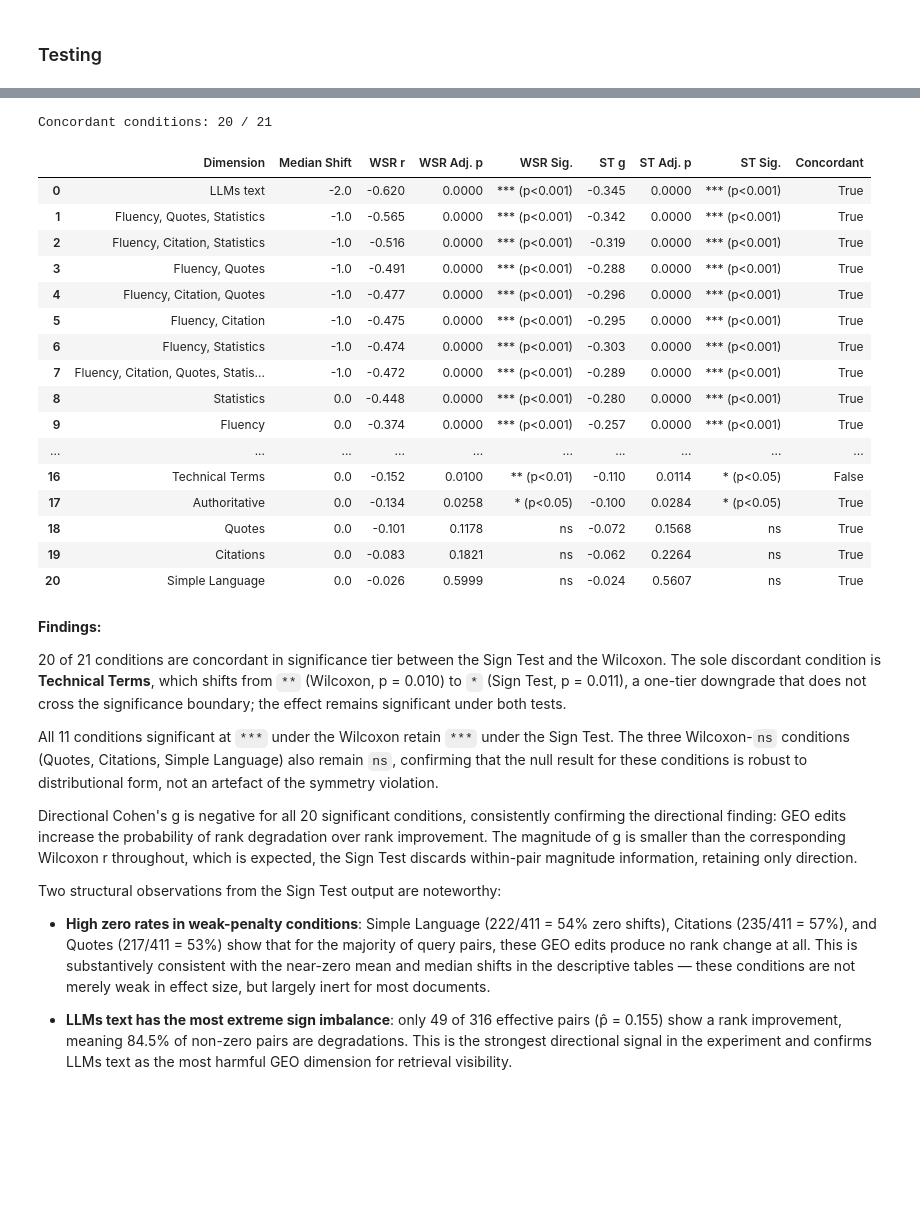
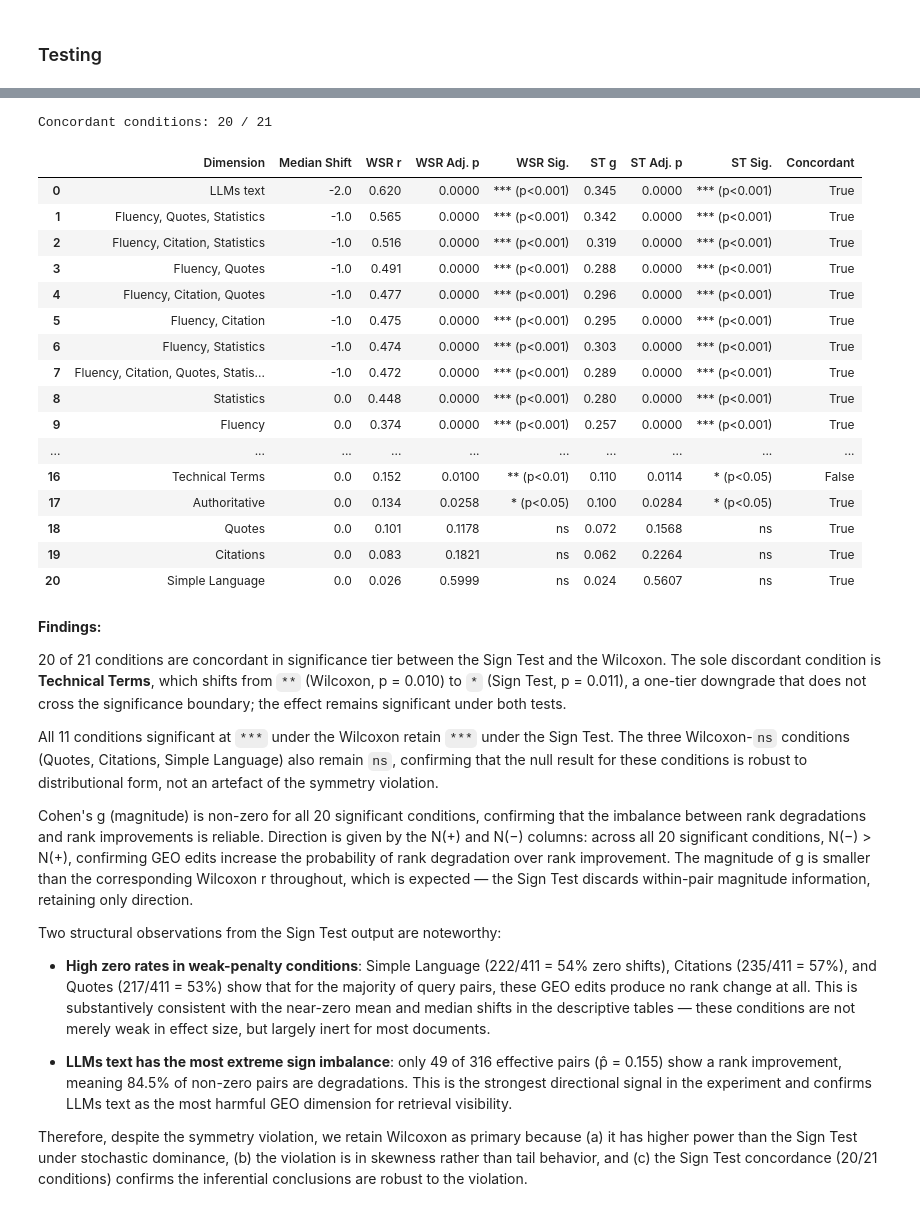
Before and after one commit to leonard-rampf/geo-experiment, a Jupyter notebook: notebook/3_retrieval_stage/5_retrieval_analysis.ipynb, the cells around one changed output, grey strips where cells are left out. Saved outputs shown, nothing was run; the diff lists cells and outputs as text; code cells hidden in the pictures; blank space fills up the shorter version.

```diff
--- a/notebook/3_retrieval_stage/5_retrieval_analysis.ipynb
+++ b/notebook/3_retrieval_stage/5_retrieval_analysis.ipynb
@@ -760,8 +760,8 @@ def run_wilcoxon_tests(df):
             )
             z_stat = (mu - w_plus) / sigma
 
-            # 4. Effect size r = Z / sqrt(N); sign emerges naturally from Z
-            directional_effect = z_stat / np.sqrt(valid_n)
+            # 4. Effect size r = |Z| / sqrt(N); standard r
+            effect = np.abs(z_stat) / np.sqrt(valid_n)
 
             results.append({
                 'Dimension': dimension,
@@ -769,7 +769,7 @@ def run_wilcoxon_tests(df):
                 'Median Shift': group['rank_shift'].median(),
                 'W-Stat': stat,
                 'p-value': p_val,
-                'Effect Size (r)': directional_effect
+                'Effect Size (r)': effect
             })
 
         except ValueError:
@@ -796,8 +796,7 @@ def run_wilcoxon_tests(df):
     res_df['Sig.'] = res_df['Adj. p-value'].apply(assign_sig)
 
     # Sort by the new Adjusted p-value first, then Effect Size
-    res_df['abs_effect'] = res_df['Effect Size (r)'].abs()
-    res_df = res_df.sort_values(by=['Adj. p-value', 'abs_effect'], ascending=[True, False]).drop(columns=['abs_effect'])
+    res_df = res_df.sort_values(by=['Adj. p-value', 'Effect Size (r)'], ascending=[True, False])
 
     # Format floating points
     formatted_res = res_df.round({'Median Shift': 1, 'W-Stat': 1, 'p-value': 4, 'Adj. p-value': 4, 'Effect Size (r)': 3})
@@ -860,7 +859,7 @@ def bootstrap_effect_size(group, n_iterations=10000):
         )
 
         z_stat = (mu - w_plus) / sigma
-        effect = z_stat / np.sqrt(n)          # sign falls out of Z naturally
+        effect = np.abs(z_stat) / np.sqrt(n)
         boot_effects.append(effect)
 
     lower_ci = np.percentile(boot_effects, 2.5)
@@ -885,8 +884,7 @@ for dimension, group in strict_paired_df.groupby('dimension'):
 ci_df = pd.DataFrame(ci_results)
 
 # Sort by absolute magnitude so your biggest penalties stay at the top
-ci_df['abs_lower'] = ci_df['Lower CI'].abs()
-ci_df = ci_df.sort_values(by='abs_lower', ascending=False).drop(columns=['abs_lower', 'Lower CI', 'Upper CI'])
+ci_df = ci_df.sort_values(by='Lower CI', ascending=False).drop(columns=['Lower CI', 'Upper CI'])
 
 print("\nBootstrapping Complete. Here are the 95% Confidence Intervals:")
 display(ci_df)
@@ -1042,14 +1043,14 @@ def run_sign_tests(df):
                 'Dimension': dimension, 'N (Total)': n_total,
                 'N (Effective)': 0, 'N (Zeros)': n_zero,
                 'N (+)': 0, 'N (-)': 0,
-                'p̂': np.nan, "Dir. Cohen's g": np.nan, 'p-value': np.nan
+                'p̂': np.nan, "Cohen's g": np.nan, 'p-value': np.nan
             })
             continue
 
         p_val  = binomtest(n_pos, n_eff, 0.5, alternative='two-sided').pvalue
         p_hat  = n_pos / n_eff
-        # Directional Cohen's g: negative = more degradations than improvements
-        effect = round(p_hat - 0.5, 3)
+        # Cohen's g = |p̂ − 0.5| (non-directional, magnitude only)
+        effect = round(abs(p_hat - 0.5), 3)
 
         results.append({
             'Dimension':     dimension,
@@ -1059,7 +1060,7 @@ def run_sign_tests(df):
             'N (+)':         n_pos,
             'N (-)':         n_neg,
             'p̂':            round(p_hat, 3),
-            "Dir. Cohen's g":     effect,
+            "Cohen's g":     effect,
             'p-value':       p_val
         })
 
@@ -1077,8 +1078,7 @@ def run_sign_tests(df):
         return 'ns'
 
     res_df['Sig.'] = res_df['Adj. p-value'].apply(sig)
-    res_df['_abs'] = res_df["Dir. Cohen's g"].abs()
-    res_df = res_df.sort_values(['Adj. p-value', '_abs'], ascending=[True, False]).drop(columns='_abs').reset_index(drop=True)
+    res_df = res_df.sort_values(['Adj. p-value', "Cohen's g"], ascending=[True, False]).reset_index(drop=True)
     return res_df
 
 sign_test_table = run_sign_tests(strict_paired_df)
@@ -1104,41 +1104,40 @@ display(sign_test_table.round({'p-value': 4, 'Adj. p-value': 4}))
 # %%
 # Side-by-side comparison of Sign Test vs Wilcoxon
 comp = pd.merge(
     wilcoxon_table[['Dimension', 'Median Shift', 'Effect Size (r)', 'Adj. p-value', 'Sig.']].rename(
         columns={'Effect Size (r)': 'WSR r', 'Adj. p-value': 'WSR Adj. p', 'Sig.': 'WSR Sig.'}
     ),
-    sign_test_table[['Dimension', "Dir. Cohen's g", 'Adj. p-value', 'Sig.']].rename(
-        columns={"Dir. Cohen's g": 'ST g', 'Adj. p-value': 'ST Adj. p', 'Sig.': 'ST Sig.'}
+    sign_test_table[['Dimension', "Cohen's g", 'Adj. p-value', 'Sig.']].rename(
+        columns={"Cohen's g": 'ST g', 'Adj. p-value': 'ST Adj. p', 'Sig.': 'ST Sig.'}
     ),
     on='Dimension', how='inner'
 )
 comp['Concordant'] = comp['WSR Sig.'] == comp['ST Sig.']
 
-# Sort by Wilcoxon effect magnitude (strongest penalties first) to keep familiar ordering
-comp['_abs'] = comp['WSR r'].abs()
-comp = comp.sort_values('_abs', ascending=False).drop(columns='_abs').reset_index(drop=True)
+# Sort by Wilcoxon r (strongest penalties first; r is non-directional)
+comp = comp.sort_values('WSR r', ascending=False).reset_index(drop=True)
 
 print(f"Concordant conditions: {comp['Concordant'].sum()} / {len(comp)}")
 display(comp.round({'WSR r': 3, 'ST g': 3, 'WSR Adj. p': 4, 'ST Adj. p': 4}))
 # %% [output]
 Concordant conditions: 20 / 21
 |  | Dimension | Median Shift | WSR r | WSR Adj. p | WSR Sig. | ST g | ST Adj. p | ST Sig. | Concordant |
-| 0 | LLMs text | -2.0 | -0.620 | 0.0000 | *** (p<0.001) | -0.345 | 0.0000 | *** (p<0.001) | True |
-| 1 | Fluency, Quotes, Statistics | -1.0 | -0.565 | 0.0000 | *** (p<0.001) | -0.342 | 0.0000 | *** (p<0.001) | True |
-| 2 | Fluency, Citation, Statistics | -1.0 | -0.516 | 0.0000 | *** (p<0.001) | -0.319 | 0.0000 | *** (p<0.001) | True |
-| 3 | Fluency, Quotes | -1.0 | -0.491 | 0.0000 | *** (p<0.001) | -0.288 | 0.0000 | *** (p<0.001) | True |
-| 4 | Fluency, Citation, Quotes | -1.0 | -0.477 | 0.0000 | *** (p<0.001) | -0.296 | 0.0000 | *** (p<0.001) | True |
-| 5 | Fluency, Citation | -1.0 | -0.475 | 0.0000 | *** (p<0.001) | -0.295 | 0.0000 | *** (p<0.001) | True |
-| 6 | Fluency, Statistics | -1.0 | -0.474 | 0.0000 | *** (p<0.001) | -0.303 | 0.0000 | *** (p<0.001) | True |
-| 7 | Fluency, Citation, Quotes, Statis... | -1.0 | -0.472 | 0.0000 | *** (p<0.001) | -0.289 | 0.0000 | *** (p<0.001) | True |
-| 8 | Statistics | 0.0 | -0.448 | 0.0000 | *** (p<0.001) | -0.280 | 0.0000 | *** (p<0.001) | True |
-| 9 | Fluency | 0.0 | -0.374 | 0.0000 | *** (p<0.001) | -0.257 | 0.0000 | *** (p<0.001) | True |
+| 0 | LLMs text | -2.0 | 0.620 | 0.0000 | *** (p<0.001) | 0.345 | 0.0000 | *** (p<0.001) | True |
+| 1 | Fluency, Quotes, Statistics | -1.0 | 0.565 | 0.0000 | *** (p<0.001) | 0.342 | 0.0000 | *** (p<0.001) | True |
+| 2 | Fluency, Citation, Statistics | -1.0 | 0.516 | 0.0000 | *** (p<0.001) | 0.319 | 0.0000 | *** (p<0.001) | True |
+| 3 | Fluency, Quotes | -1.0 | 0.491 | 0.0000 | *** (p<0.001) | 0.288 | 0.0000 | *** (p<0.001) | True |
+| 4 | Fluency, Citation, Quotes | -1.0 | 0.477 | 0.0000 | *** (p<0.001) | 0.296 | 0.0000 | *** (p<0.001) | True |
+| 5 | Fluency, Citation | -1.0 | 0.475 | 0.0000 | *** (p<0.001) | 0.295 | 0.0000 | *** (p<0.001) | True |
+| 6 | Fluency, Statistics | -1.0 | 0.474 | 0.0000 | *** (p<0.001) | 0.303 | 0.0000 | *** (p<0.001) | True |
+| 7 | Fluency, Citation, Quotes, Statis... | -1.0 | 0.472 | 0.0000 | *** (p<0.001) | 0.289 | 0.0000 | *** (p<0.001) | True |
+| 8 | Statistics | 0.0 | 0.448 | 0.0000 | *** (p<0.001) | 0.280 | 0.0000 | *** (p<0.001) | True |
+| 9 | Fluency | 0.0 | 0.374 | 0.0000 | *** (p<0.001) | 0.257 | 0.0000 | *** (p<0.001) | True |
 | ... | ... | ... | ... | ... | ... | ... | ... | ... | ... |
-| 16 | Technical Terms | 0.0 | -0.152 | 0.0100 | ** (p<0.01) | -0.110 | 0.0114 | * (p<0.05) | False |
-| 17 | Authoritative | 0.0 | -0.134 | 0.0258 | * (p<0.05) | -0.100 | 0.0284 | * (p<0.05) | True |
-| 18 | Quotes | 0.0 | -0.101 | 0.1178 | ns | -0.072 | 0.1568 | ns | True |
-| 19 | Citations | 0.0 | -0.083 | 0.1821 | ns | -0.062 | 0.2264 | ns | True |
-| 20 | Simple Language | 0.0 | -0.026 | 0.5999 | ns | -0.024 | 0.5607 | ns | True |
+| 16 | Technical Terms | 0.0 | 0.152 | 0.0100 | ** (p<0.01) | 0.110 | 0.0114 | * (p<0.05) | False |
+| 17 | Authoritative | 0.0 | 0.134 | 0.0258 | * (p<0.05) | 0.100 | 0.0284 | * (p<0.05) | True |
+| 18 | Quotes | 0.0 | 0.101 | 0.1178 | ns | 0.072 | 0.1568 | ns | True |
+| 19 | Citations | 0.0 | 0.083 | 0.1821 | ns | 0.062 | 0.2264 | ns | True |
+| 20 | Simple Language | 0.0 | 0.026 | 0.5999 | ns | 0.024 | 0.5607 | ns | True |
 # %% [markdown]
 **Findings:**
 
@@ -1146,10 +1145,13 @@ Concordant conditions: 20 / 21
 
 All 11 conditions significant at `***` under the Wilcoxon retain `***` under the Sign Test. The three Wilcoxon-`ns` conditions (Quotes, Citations, Simple Language) also remain `ns`, confirming that the null result for these conditions is robust to distributional form, not an artefact of the symmetry violation.
 
-Directional Cohen's g is negative for all 20 significant conditions, consistently confirming the directional finding: GEO edits increase the probability of rank degradation over rank improvement. The magnitude of g is smaller than the corresponding Wilcoxon r throughout, which is expected, the Sign Test discards within-pair magnitude information, retaining only direction.
+Cohen's g (magnitude) is non-zero for all 20 significant conditions, confirming that the imbalance between rank degradations and rank improvements is reliable.
+Direction is given by the N(+) and N(−) columns: across all 20 significant conditions, N(−) > N(+), confirming GEO edits increase the probability of rank degradation over rank improvement. The magnitude of g is smaller than the corresponding Wilcoxon r throughout, which is expected — the Sign Test discards within-pair magnitude information, retaining only direction.
 
 Two structural observations from the Sign Test output are noteworthy:
 
 - **High zero rates in weak-penalty conditions**: Simple Language (222/411 = 54% zero shifts), Citations (235/411 = 57%), and Quotes (217/411 = 53%) show that for the majority of query pairs, these GEO edits produce no rank change at all. This is substantively consistent with the near-zero mean and median shifts in the descriptive tables — these conditions are not merely weak in effect size, but largely inert for most documents.
 
 - **LLMs text has the most extreme sign imbalance**: only 49 of 316 effective pairs (p̂ = 0.155) show a rank improvement, meaning 84.5% of non-zero pairs are degradations. This is the strongest directional signal in the experiment and confirms LLMs text as the most harmful GEO dimension for retrieval visibility.
+
+Therefore, despite the symmetry violation, we retain Wilcoxon as primary because (a) it has higher power than the Sign Test under stochastic dominance, (b) the violation is in skewness rather than tail behavior, and (c) the Sign Test concordance (20/21 conditions) confirms the inferential conclusions are robust to the violation.
```
Also changed, not shown: parts of 9 cells of this notebook.
